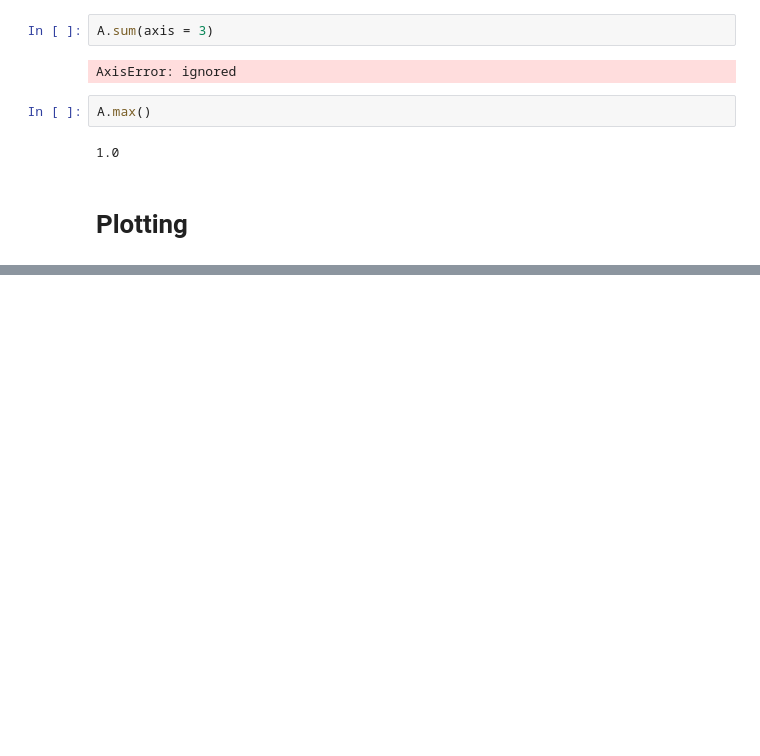
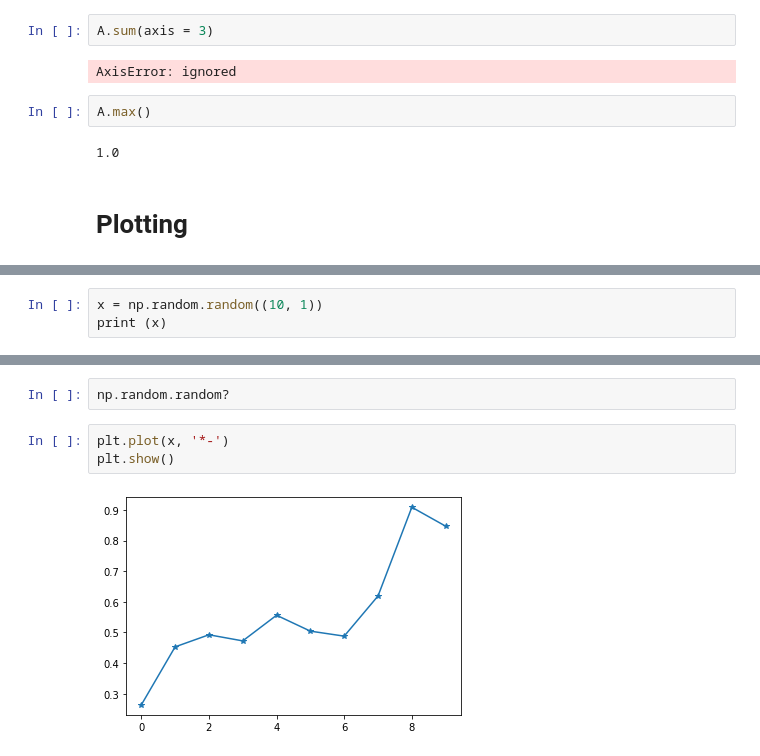
Before and after one commit to anuanu0-0/Deep-Learning, a Jupyter notebook: Getting-Started/python_basics.ipynb, the cells around one changed output, grey strips where cells are left out. Cells and saved outputs as stored; diff of their text form; blank space fills up the shorter version.

Commit message:
Done with plotting basics

```diff
--- a/Getting-Started/python_basics.ipynb
+++ b/Getting-Started/python_basics.ipynb
@@ -641,0 +645,3 @@ A.max()
+# %%
+x = np.random.random((10, 1))
+print (x)
@@ -641,0 +659,7 @@ A.max()
+# %%
+np.random.random?
+# %%
+plt.plot(x, '*-')
+plt.show()
+# %% [output]
+[figure, added]
```
Also changed, not shown: parts of 5 cells of this notebook.
